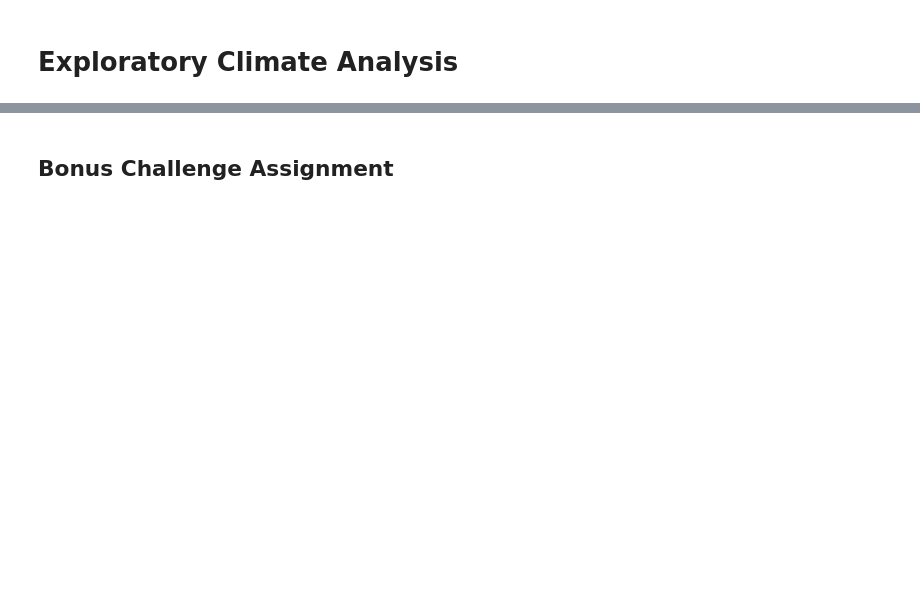
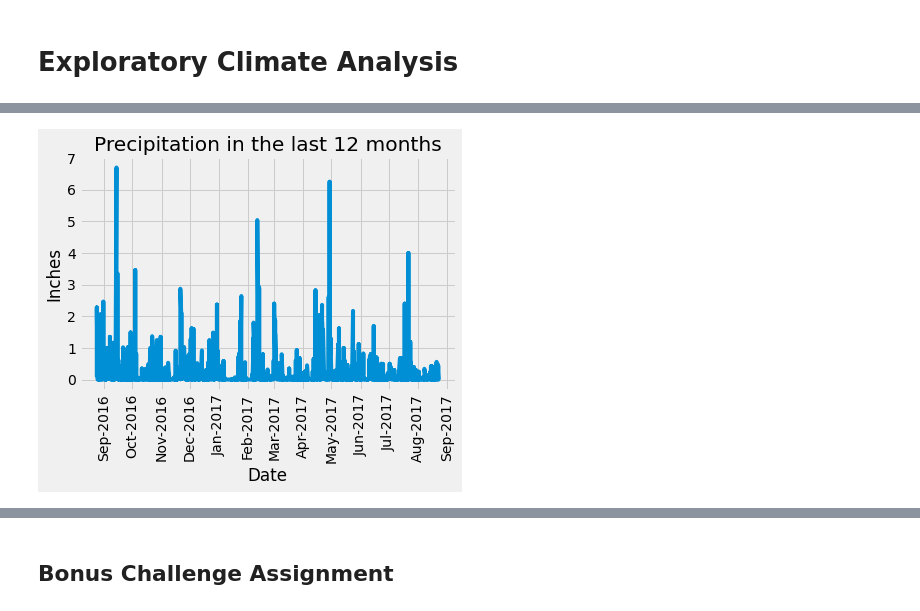
Before and after one commit to raciv65/SQLALCHEMY-Challenge, a Jupyter notebook: climate_starter.ipynb, the cells around one changed output, grey strips where cells are left out. Cells and saved outputs as stored; diff of their text form; code cells hidden in the pictures; blank space fills up the shorter version.

```diff
--- a/climate_starter.ipynb
+++ b/climate_starter.ipynb
@@ -178,0 +205,16 @@ plt.show()
+# %%
+# Perform a query to retrieve the data and precipitation scores
+query_target_prcp=(
+    session
+    .query(Measurement.date, Measurement.prcp)
+    .filter(Measurement.date>=target).all()
+)
+# %%
+# Save the query results as a Pandas DataFrame and set the index to the date column
+Precipitation_dt=pd.DataFrame(query_target_prcp, columns=['Date', 'Precipation'])
+Precipitation_dt=Precipitation_dt.set_index('Date')
+Precipitation_dt=Precipitation_dt.dropna()
+
+# Sort the dataframe by date
+Precipitation_dt=Precipitation_dt.sort_index(ascending=True)
+Precipitation_dt.head()
@@ -178,0 +229,21 @@ plt.show()
+# %%
+# Use Pandas Plotting with Matplotlib to plot the data
+dta_aux=[dt.datetime.strptime(Precipitation_dt.index[i],'%Y-%m-%d').date() for i in range(len(Precipitation_dt.index))]
+
+fig, ax_dt=plt.subplots()
+ax_dt.plot(dta_aux, Precipitation_dt['Precipation'])
+
+# format the ticks
+ax_dt.xaxis.set_major_locator(mdates.MonthLocator())
+ax_dt.xaxis.set_major_formatter(mdates.DateFormatter('%b-%Y'))
+
+
+## format titles
+plt.title('Precipitation in the last 12 months')
+plt.xlabel("Date")
+plt.ylabel("Inches")
+
+plt.xticks(rotation=90)
+plt.show()
+# %% [output]
+[figure, added]
```
Also changed, not shown: parts of 19 cells of this notebook.
